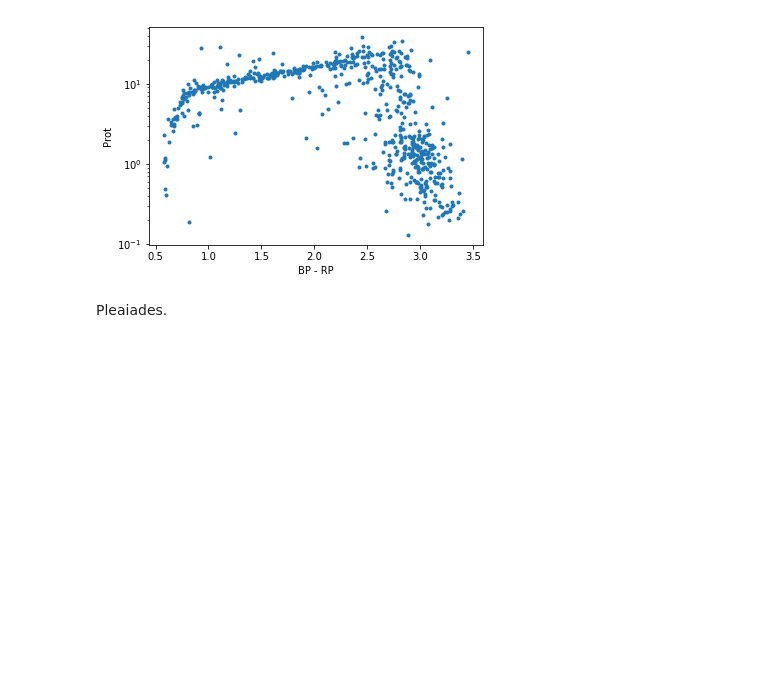
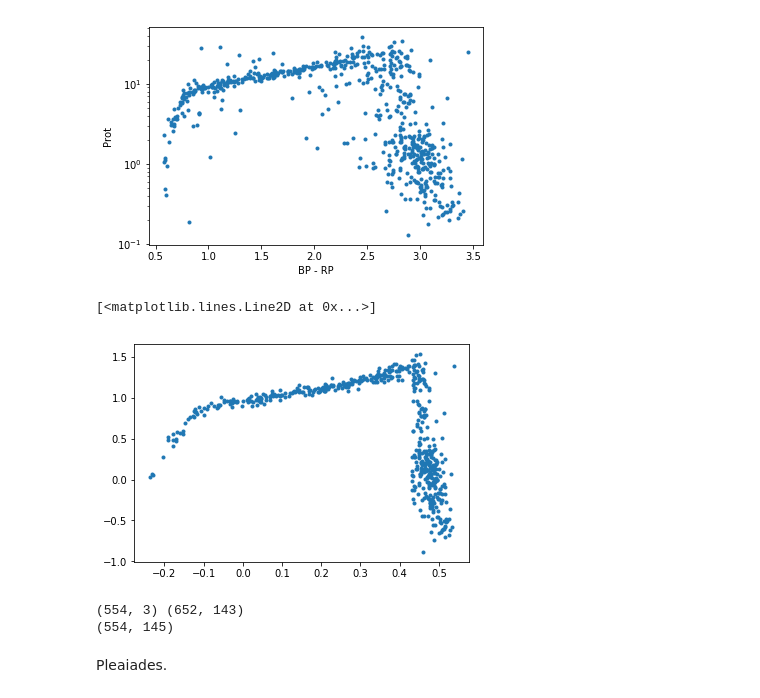
Before and after one commit to RuthAngus/gpyro, a Jupyter notebook: code/Data_management.ipynb, the cells around one changed output. Drawn from its saved outputs; the diff is of its cells as text; code cells hidden in the pictures; blank space fills up the shorter version.

```diff
--- a/code/Data_management.ipynb
+++ b/code/Data_management.ipynb
@@ -11,7 +11,7 @@ Load gaia.
 gaia_url = "../data/k2_dr2_1arcsec.fits"
 
 with fits.open(gaia_url) as data:
-    gaia_k2 = pd.DataFrame(data[1].data, dtype="float64")
+    gaia = pd.DataFrame(data[1].data, dtype="float64")
 # %% [markdown]
 Praesepe.
 # %%
@@ -59,3 +59,44 @@ plt.ylabel("Prot")
 # %% [output]
 Text(0, 0.5, 'Prot')
 [figure]
+# %%
+def sigma_clip(x, y, yerr, sig=4, iterations=10):
+
+    new_x, new_y, new_yerr = x*1, y*1, yerr*1
+    for i in range(iterations):
+        A = np.vander(new_x, 6)
+        ATA = np.dot(A.T, A)
+        pr = np.linalg.solve(ATA, np.dot(A.T, new_y))
+        y_pred = np.polyval(pr, new_x)
+        sigma = np.std(np.abs(new_y - y_pred))
+        outlier_mask = np.abs(new_y - y_pred) < sig*sigma
+        new_x, new_y, new_yerr = new_x[outlier_mask], new_y[outlier_mask], new_yerr[outlier_mask]
+
+    return new_x, new_y, new_yerr
+# %%
+logbprp, logp, logp_err = np.log10(pr_gaia.bprp.values), np.log10(pr_gaia.prot.values),\
+    np.ones_like(pr_gaia.prot.values)*.1
+
+finite_mask = np.isfinite(logbprp) * np.isfinite(logp)
+x, y, yerr = logbprp[finite_mask], logp[finite_mask], logp_err[finite_mask]
+pr_gaia_clipped = pr_gaia.iloc[finite_mask]
+
+logbprp, logp, logp_err = np.log10(pr_gaia_clipped.bprp.values), np.log10(pr_gaia_clipped.prot.values),\
+    np.ones_like(pr_gaia_clipped.prot.values)*.1
+# %%
+hot_mask = logbprp < .43
+x_clipped, y_clipped, yerr_clipped = sigma_clip(logbprp[hot_mask], logp[hot_mask], logp_err[hot_mask],
+                                                           iterations=20)
+# %%
+ncool, nhot = len(logbprp[~hot_mask]), len(x_clipped)
+p_age = np.log10(650*1e6)
+logbprp_clipped = np.concatenate((logbprp[~hot_mask], x_clipped))
+logp_clipped = np.concatenate((logp[~hot_mask], y_clipped))
+logp_err_clipped = np.concatenate((logp_err[~hot_mask], yerr_clipped))
+log_age_clipped = np.concatenate((np.ones(len(logbprp[~hot_mask]))*p_age, np.ones(len(x_clipped))*p_age))
+
+plt.plot(logbprp_clipped, logp_clipped, ".")
+# plt.plot(x_clipped, y_clipped, ".", alpha=.5)
+# %% [output]
+[<matplotlib.lines.Line2D at 0x...>]
+[figure, added]
@@ -62,3 +112,10 @@ Text(0, 0.5, 'Prot')
+# %%
+print(np.shape(pr_clipped), np.shape(pr_gaia))
+pr_clipped_gaia = pd.merge(pr_clipped, pr_gaia, on="bprp", how="left")
+print(np.shape(pr_clipped_gaia))
+# %% [output]
+(554, 3) (652, 143)
+(554, 145)
 # %% [markdown]
 Pleaiades.
 # %%
```
Also changed, not shown: parts of 10 cells of this notebook.
